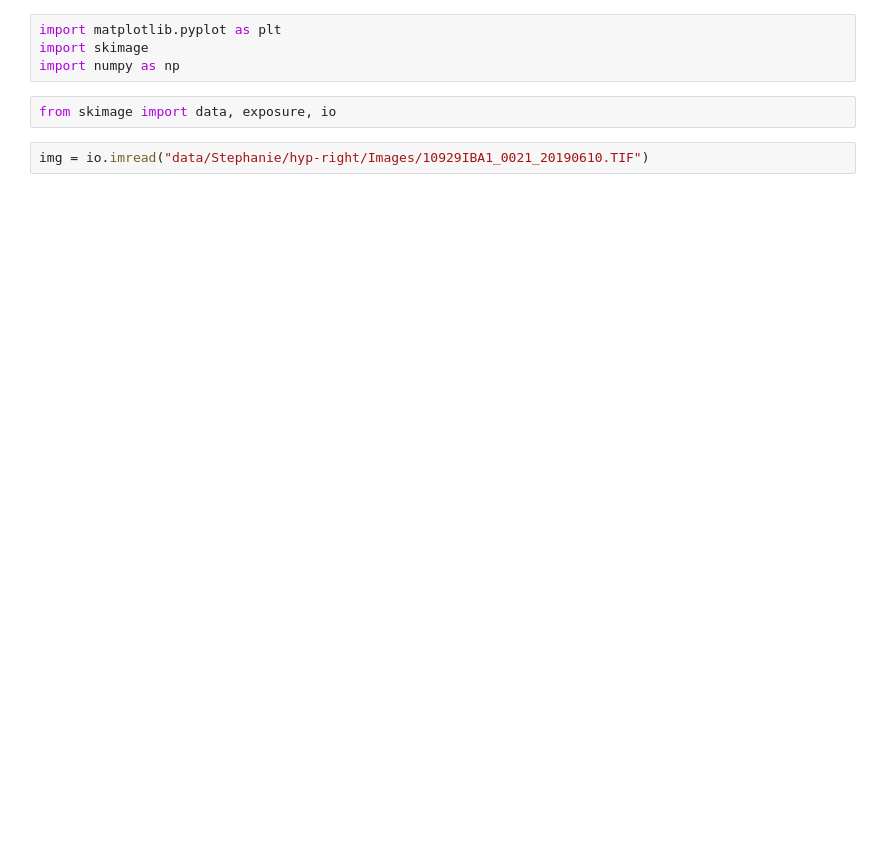
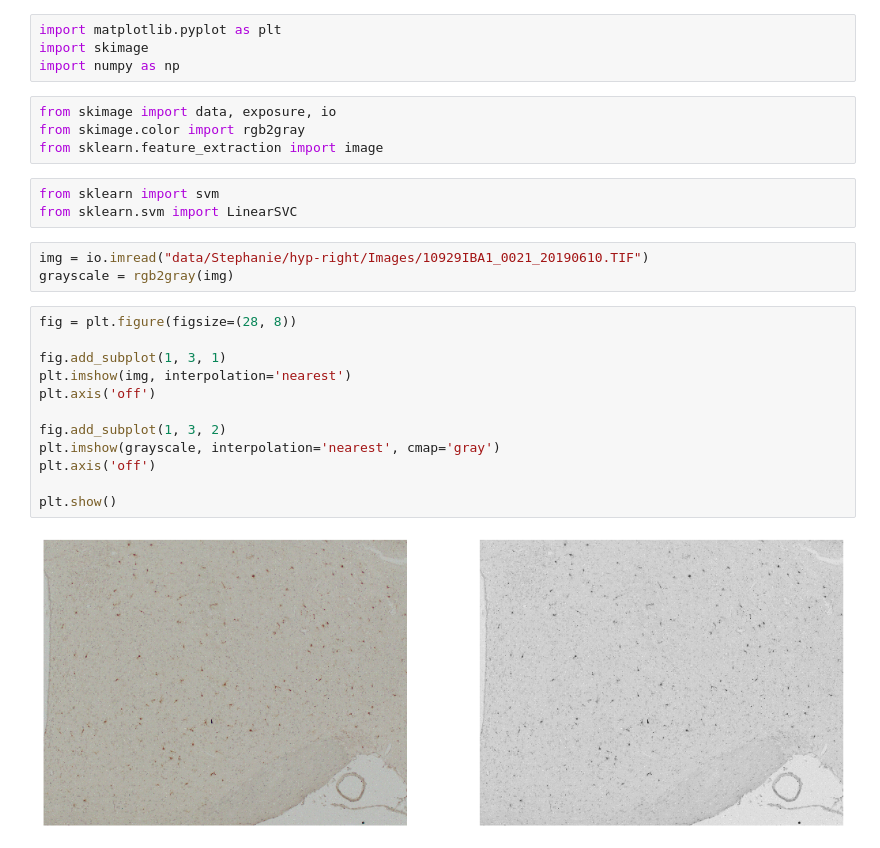
Before and after one commit to amyhynes/ihc-ml, a Jupyter notebook: svm.ipynb, the cells around one changed output. Drawn from its saved outputs; the diff is of its cells as text; blank space fills up the shorter version.

```diff
--- a/svm.ipynb
+++ b/svm.ipynb
@@ -4,5 +4,25 @@ import skimage
 import numpy as np
 # %%
 from skimage import data, exposure, io
+from skimage.color import rgb2gray
+from sklearn.feature_extraction import image
+# %%
+from sklearn import svm
+from sklearn.svm import LinearSVC
 # %%
 img = io.imread("data/Stephanie/hyp-right/Images/10929IBA1_0021_20190610.TIF")
+grayscale = rgb2gray(img)
+# %%
+fig = plt.figure(figsize=(28, 8))
+
+fig.add_subplot(1, 3, 1)
+plt.imshow(img, interpolation='nearest')
+plt.axis('off')
+
+fig.add_subplot(1, 3, 2)
+plt.imshow(grayscale, interpolation='nearest', cmap='gray')
+plt.axis('off')
+
+plt.show()
+# %% [output]
+[figure, added]
```
Also changed, not shown: parts of 10 cells of this notebook.
